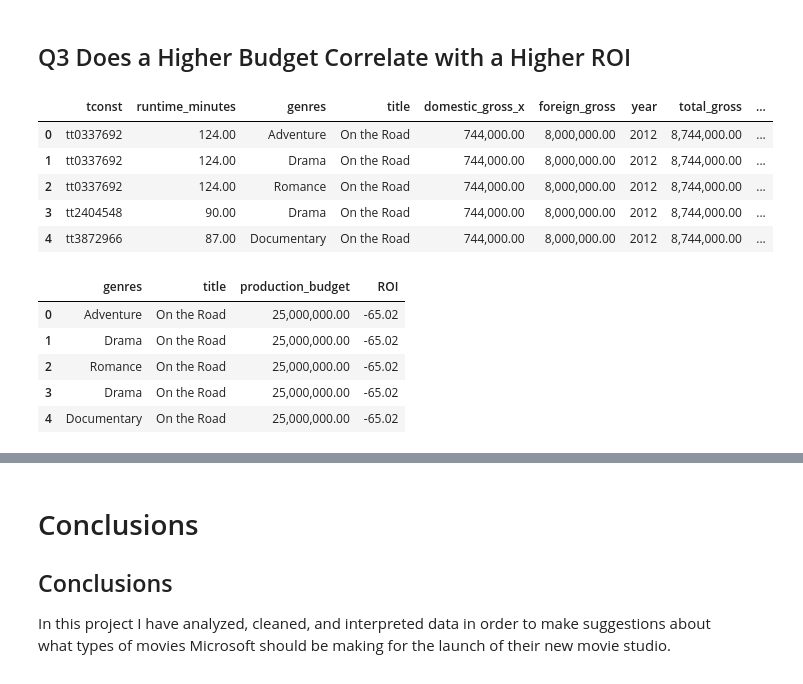
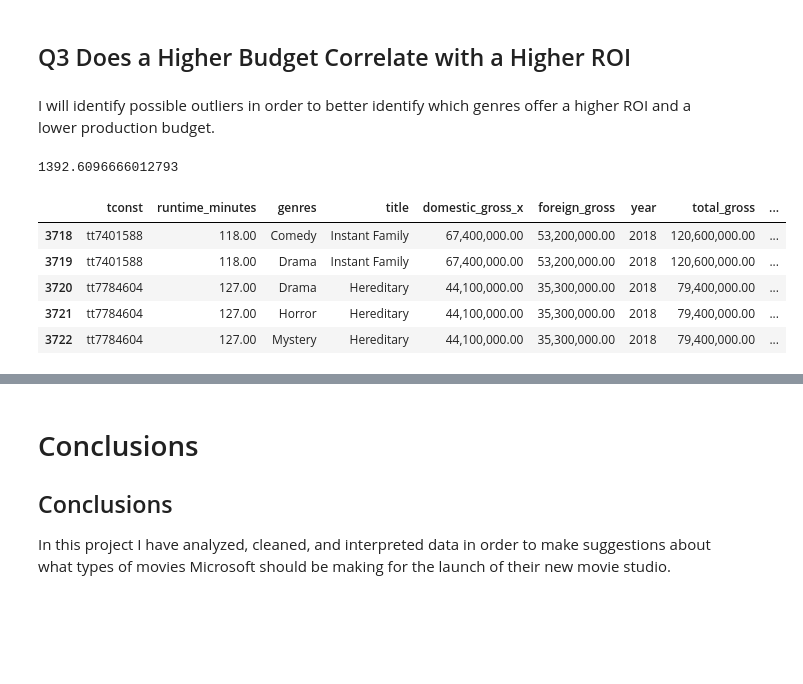
Before and after one commit to dan-rl1976/dsc-phase-1-project, a Jupyter notebook: project_1_final.ipynb, the cells around one changed output, grey strips where cells are left out. Cells and saved outputs as stored; diff of their text form; code cells hidden in the pictures; blank space fills up the shorter version.

```diff
--- a/project_1_final.ipynb
+++ b/project_1_final.ipynb
@@ -243,11 +247,13 @@ This means it ***may*** warrant giving special consideration to movies that perf
 
 I will also add an additional column for total_gross summing the domestic and foreign columns, as this is a feature that is absent in the original data.
 # %%
-gross_df['total_gross'] = (gross_df['domestic_gross'] + gross_df['foreign_gross'])
+gross_df['total_gross'] = (gross_df['domestic_gross'] +
+                           gross_df['foreign_gross'])
 
 # creating top_100_x dataframes
 
-top_100_domestic = gross_df.sort_values('domestic_gross', ascending=False)[:100]
+top_100_domestic = gross_df.sort_values('domestic_gross',
+                                        ascending=False)[:100]
 top_100_foreign = gross_df.sort_values('foreign_gross', ascending=False)[:100]
 top_100_total = gross_df.sort_values('total_gross', ascending=False)[:100]
 
@@ -567,10 +591,19 @@ df_corrected = df.loc[df['ROI'] < 10000]
+# %% [markdown]
+I will identify possible outliers in order to better identify which genres offer a higher ROI and a lower production budget.
+# %%
+df['ROI'].std()
+# %% [output]
+1392.6096666012793
+# %%
+# eliminating outliers that fall outside of 2 standard deviations
+df_corrected = df.loc[df['ROI'] <= 2* df['ROI'].std()]
 # %%
-df_corrected.head()
+df_corrected.tail()
 # %% [output]
 |  | tconst | runtime_minutes | genres | title | domestic_gross_x | foreign_gross | year | total_gross | ... |
-| 0 | tt0337692 | 124.00 | Adventure | On the Road | 744,000.00 | 8,000,000.00 | 2012 | 8,744,000.00 | ... |
-| 1 | tt0337692 | 124.00 | Drama | On the Road | 744,000.00 | 8,000,000.00 | 2012 | 8,744,000.00 | ... |
-| 2 | tt0337692 | 124.00 | Romance | On the Road | 744,000.00 | 8,000,000.00 | 2012 | 8,744,000.00 | ... |
-| 3 | tt2404548 | 90.00 | Drama | On the Road | 744,000.00 | 8,000,000.00 | 2012 | 8,744,000.00 | ... |
-| 4 | tt3872966 | 87.00 | Documentary | On the Road | 744,000.00 | 8,000,000.00 | 2012 | 8,744,000.00 | ... |
+| 3718 | tt7401588 | 118.00 | Comedy | Instant Family | 67,400,000.00 | 53,200,000.00 | 2018 | 120,600,000.00 | ... |
+| 3719 | tt7401588 | 118.00 | Drama | Instant Family | 67,400,000.00 | 53,200,000.00 | 2018 | 120,600,000.00 | ... |
+| 3720 | tt7784604 | 127.00 | Drama | Hereditary | 44,100,000.00 | 35,300,000.00 | 2018 | 79,400,000.00 | ... |
+| 3721 | tt7784604 | 127.00 | Horror | Hereditary | 44,100,000.00 | 35,300,000.00 | 2018 | 79,400,000.00 | ... |
+| 3722 | tt7784604 | 127.00 | Mystery | Hereditary | 44,100,000.00 | 35,300,000.00 | 2018 | 79,400,000.00 | ... |
 # %%
@@ -579,12 +614,3 @@ df_corrected = df_corrected.drop(['runtime_minutes', 'domestic_gross_x', 'foreig
-# %%
-df_corrected.head()
-# %% [output]
-|  | genres | title | production_budget | ROI |
-| 0 | Adventure | On the Road | 25,000,000.00 | -65.02 |
-| 1 | Drama | On the Road | 25,000,000.00 | -65.02 |
-| 2 | Romance | On the Road | 25,000,000.00 | -65.02 |
-| 3 | Drama | On the Road | 25,000,000.00 | -65.02 |
-| 4 | Documentary | On the Road | 25,000,000.00 | -65.02 |
 # %%
 df_corrected = df_corrected.groupby('genres').corr(method='pearson')
 # %%
```
Also changed, not shown: parts of 28 cells of this notebook, 2 other files.
